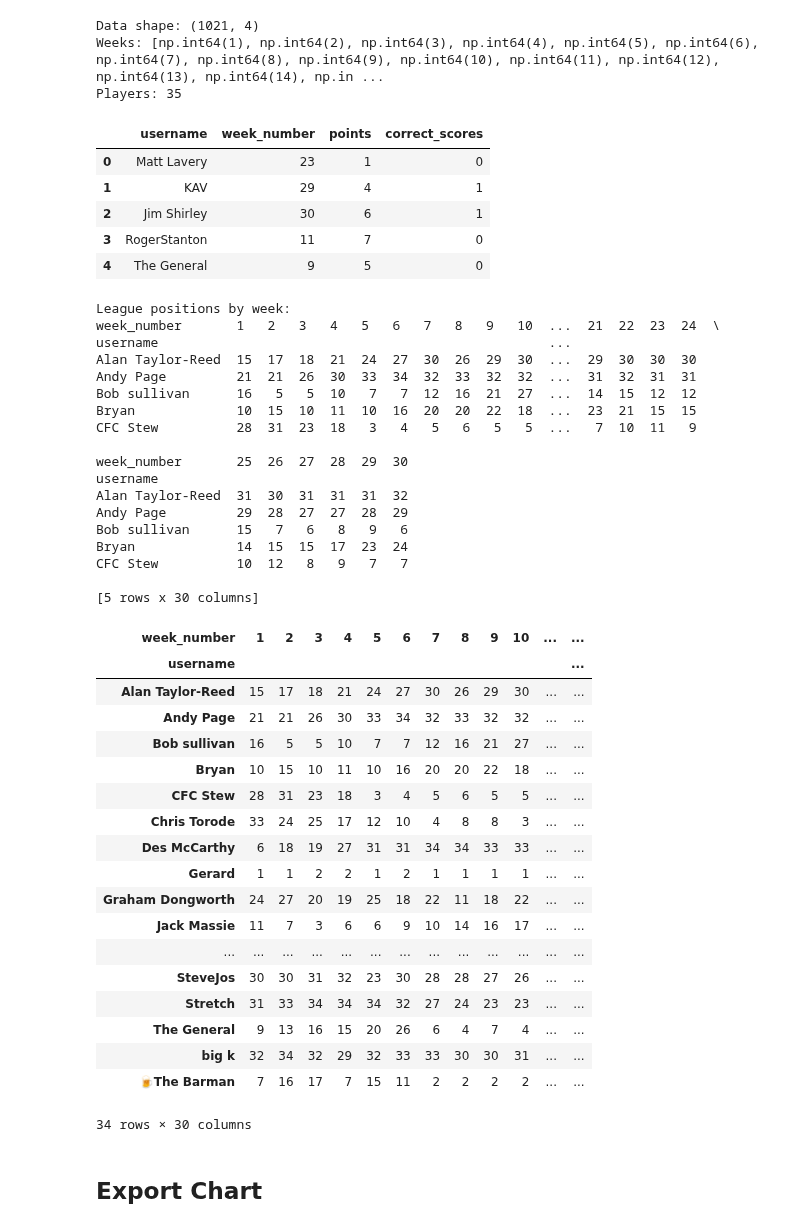
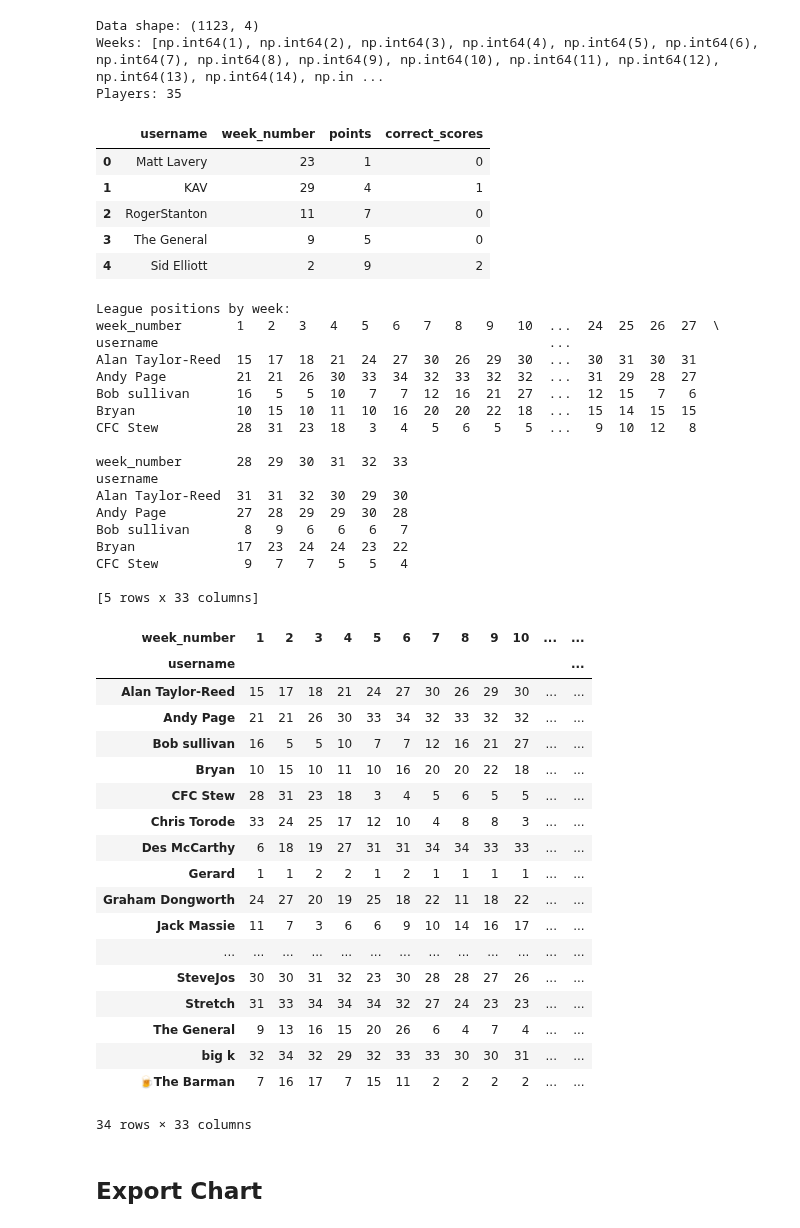
Before and after one commit to Gavin-Persad/predictions_data, a Jupyter notebook: Notebooks/league_progression.ipynb, the cells around one changed output. Drawn from its saved outputs; the diff is of its cells as text; code cells hidden in the pictures.

```diff
--- a/Notebooks/league_progression.ipynb
+++ b/Notebooks/league_progression.ipynb
@@ -3,41 +3,41 @@ import pandas as pd
 import plotly.graph_objects as go
 
 # Load data
-game_week_scores = pd.read_csv('../CSV/06.04.2026/game_week_scores_rows.csv')
-game_weeks = pd.read_csv('../CSV/06.04.2026/game_weeks_rows.csv')
+game_week_scores = pd.read_csv('../CSV/28.04.2026/game_week_scores_rows.csv')
+game_weeks = pd.read_csv('../CSV/28.04.2026/game_weeks_rows.csv')
 profiles = pd.read_csv('../CSV/19.01.2026/profiles.csv')
 
 # Merge data
 merged = game_week_scores.merge(
     game_weeks[['id', 'week_number']],
     left_on='game_week_id',
     right_on='id',
     how='left'
 ).merge(
     profiles[['id', 'username']],
     left_on='player_id',
     right_on='id',
     how='left',
     suffixes=('', '_profile')
 )
 
 # Keep relevant columns
 df = merged[['username', 'week_number', 'points', 'correct_scores']].copy()
 
 print(f"Data shape: {df.shape}")
 print(f"Weeks: {sorted(df['week_number'].unique())}")
 print(f"Players: {len(df['username'].unique())}")
 df.head()
 # %% [output]
-Data shape: (1021, 4)
+Data shape: (1123, 4)
 Weeks: [np.int64(1), np.int64(2), np.int64(3), np.int64(4), np.int64(5), np.int64(6), np.int64(7), np.int64(8), np.int64(9), np.int64(10), np.int64(11), np.int64(12), np.int64(13), np.int64(14), np.in ...
 Players: 35
 |  | username | week_number | points | correct_scores |
 | 0 | Matt Lavery | 23 | 1 | 0 |
 | 1 | KAV | 29 | 4 | 1 |
-| 2 | Jim Shirley | 30 | 6 | 1 |
-| 3 | RogerStanton | 11 | 7 | 0 |
-| 4 | The General | 9 | 5 | 0 |
+| 2 | RogerStanton | 11 | 7 | 0 |
+| 3 | The General | 9 | 5 | 0 |
+| 4 | Sid Elliott | 2 | 9 | 2 |
 # %%
 # Calculate cumulative points and correct scores for each player per week
 # Remove test player
@@ -69,23 +69,23 @@ print(position_by_week.head())
 position_by_week
 # %% [output]
 League positions by week:
-week_number       1   2   3   4   5   6   7   8   9   10  ...  21  22  23  24  \
+week_number       1   2   3   4   5   6   7   8   9   10  ...  24  25  26  27  \
 username                                                  ...
-Alan Taylor-Reed  15  17  18  21  24  27  30  26  29  30  ...  29  30  30  30
-Andy Page         21  21  26  30  33  34  32  33  32  32  ...  31  32  31  31
-Bob sullivan      16   5   5  10   7   7  12  16  21  27  ...  14  15  12  12
-Bryan             10  15  10  11  10  16  20  20  22  18  ...  23  21  15  15
-CFC Stew          28  31  23  18   3   4   5   6   5   5  ...   7  10  11   9
+Alan Taylor-Reed  15  17  18  21  24  27  30  26  29  30  ...  30  31  30  31
+Andy Page         21  21  26  30  33  34  32  33  32  32  ...  31  29  28  27
+Bob sullivan      16   5   5  10   7   7  12  16  21  27  ...  12  15   7   6
+Bryan             10  15  10  11  10  16  20  20  22  18  ...  15  14  15  15
+CFC Stew          28  31  23  18   3   4   5   6   5   5  ...   9  10  12   8
 
-week_number       25  26  27  28  29  30
+week_number       28  29  30  31  32  33
 username
-Alan Taylor-Reed  31  30  31  31  31  32
-Andy Page         29  28  27  27  28  29
-Bob sullivan      15   7   6   8   9   6
-Bryan             14  15  15  17  23  24
-CFC Stew          10  12   8   9   7   7
+Alan Taylor-Reed  31  31  32  30  29  30
+Andy Page         27  28  29  29  30  28
+Bob sullivan       8   9   6   6   6   7
+Bryan             17  23  24  24  23  22
+CFC Stew           9   7   7   5   5   4
 
-[5 rows x 30 columns]
+[5 rows x 33 columns]
 | week_number | 1 | 2 | 3 | 4 | 5 | 6 | 7 | 8 | 9 | 10 | ... | ... |
 | username |  |  |  |  |  |  |  |  |  |  |  | ... |
 | Alan Taylor-Reed | 15 | 17 | 18 | 21 | 24 | 27 | 30 | 26 | 29 | 30 | ... | ... |
@@ -104,7 +104,7 @@ CFC Stew          10  12   8   9   7   7
 | The General | 9 | 13 | 16 | 15 | 20 | 26 | 6 | 4 | 7 | 4 | ... | ... |
 | big k | 32 | 34 | 32 | 29 | 32 | 33 | 33 | 30 | 30 | 31 | ... | ... |
 | 🍺The Barman | 7 | 16 | 17 | 7 | 15 | 11 | 2 | 2 | 2 | 2 | ... | ... |
-34 rows × 30 columns
+34 rows × 33 columns
 # %%
 # Create interactive line chart with Plotly
 fig = go.Figure()
```
Also changed, not shown: parts of 1 cell of this notebook, 9 other files.
